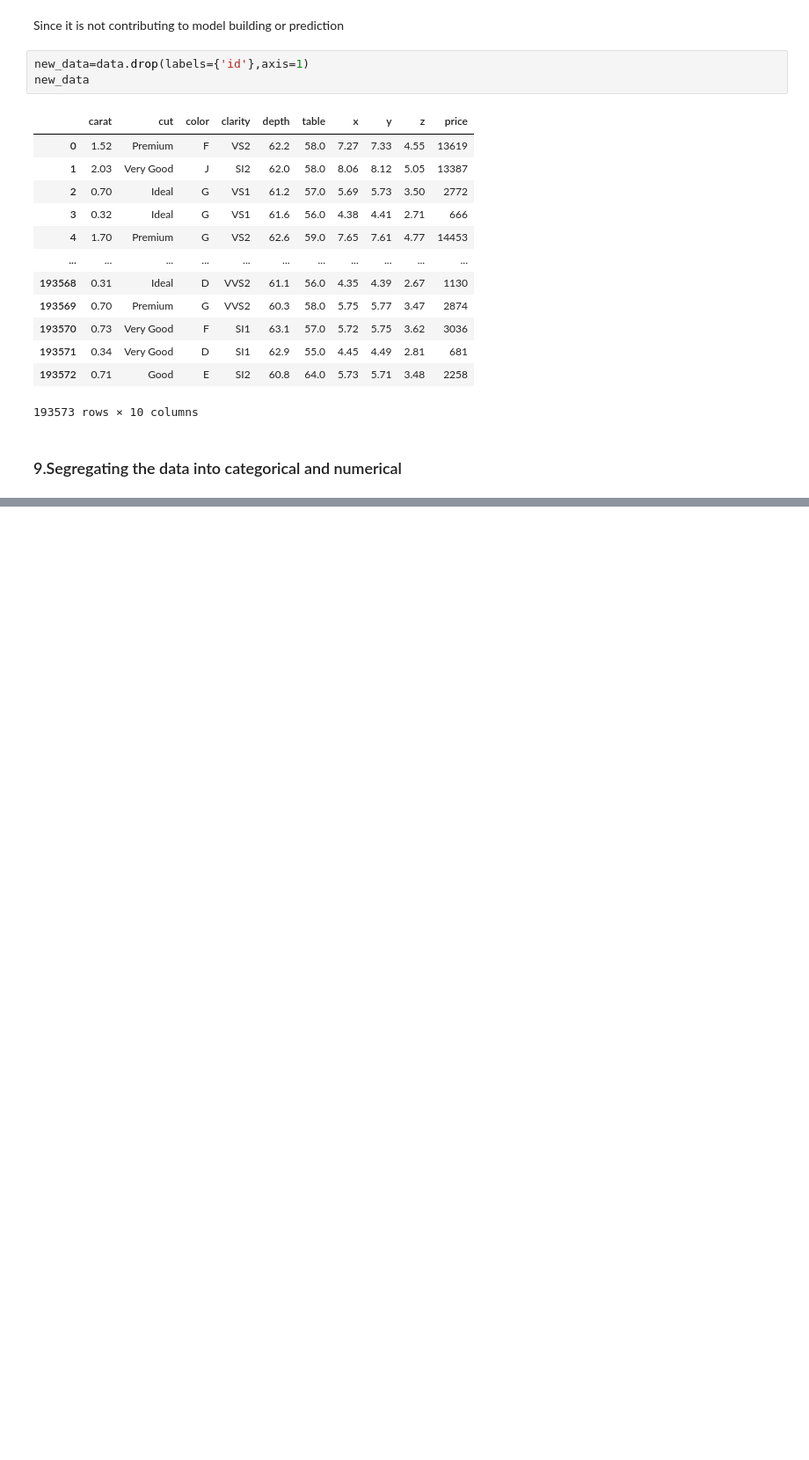
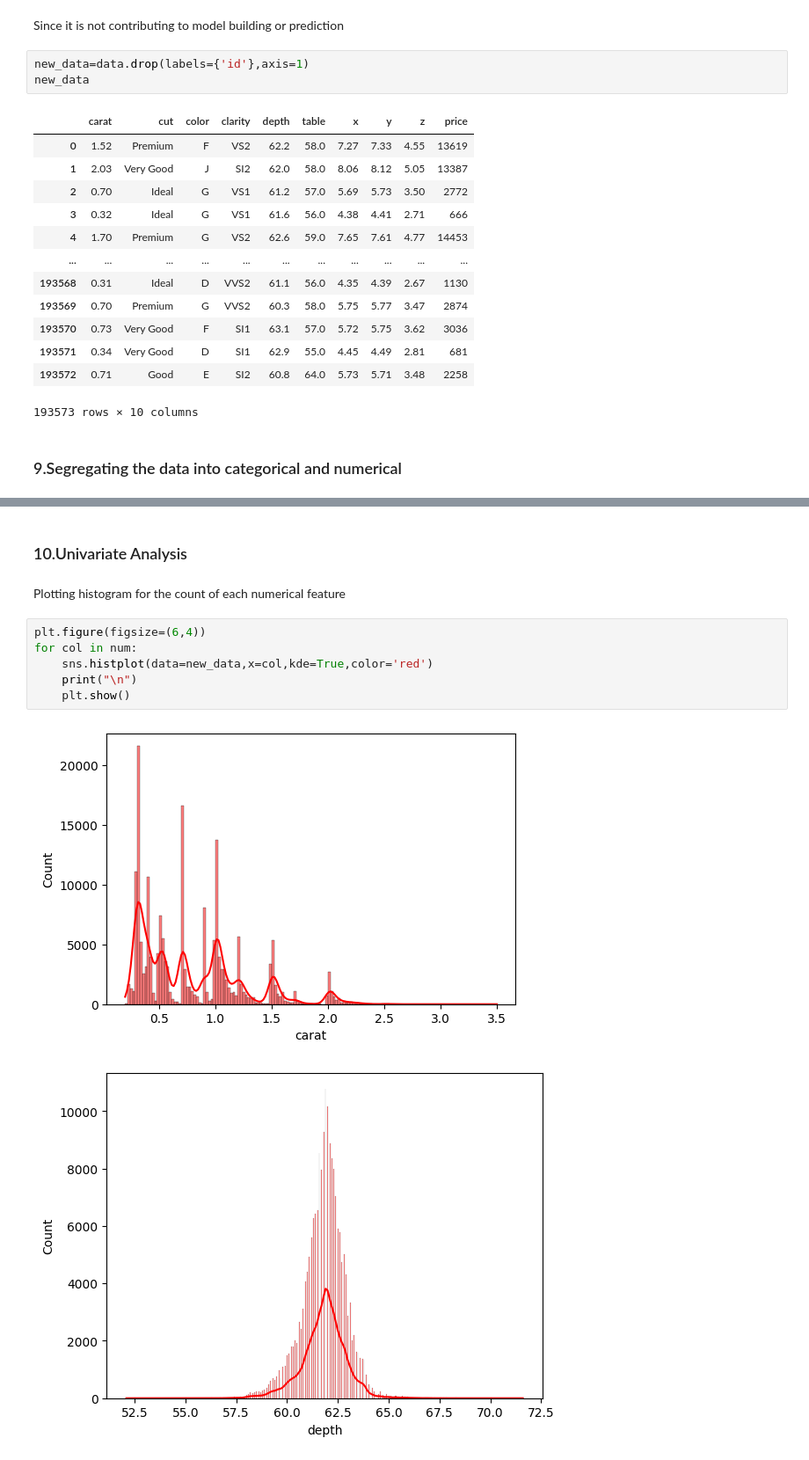
Before and after one commit to Anna-Elsa-Luiz/End_to_End_ML_Project, a Jupyter notebook: notebooks/research.ipynb, the cells around one changed output, grey strips where cells are left out. Shown at 88% size. Saved outputs shown, nothing was run; the diff lists cells and outputs as text; blank space fills up the shorter version.

```diff
--- a/notebooks/research.ipynb
+++ b/notebooks/research.ipynb
@@ -374,3 +376,16 @@ D    24286
 I    17514
 J     6456
 Name: count, dtype: int64
+# %% [markdown]
+### 10.Univariate Analysis
+# %% [markdown]
+Plotting histogram for the count  of each numerical feature
+# %%
+plt.figure(figsize=(6,4))
+for col in num:
+    sns.histplot(data=new_data,x=col,kde=True,color='red')
+    print("\n")
+    plt.show()
+# %% [output]
+[figure, added]
+[figure, added]
```
Also changed, not shown: parts of 31 cells of this notebook, 1 other file.
